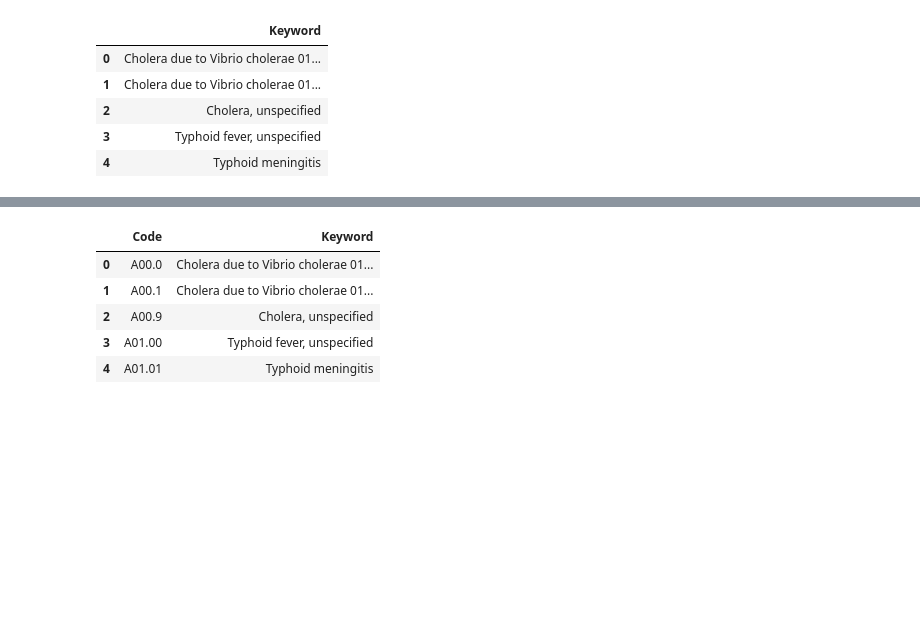
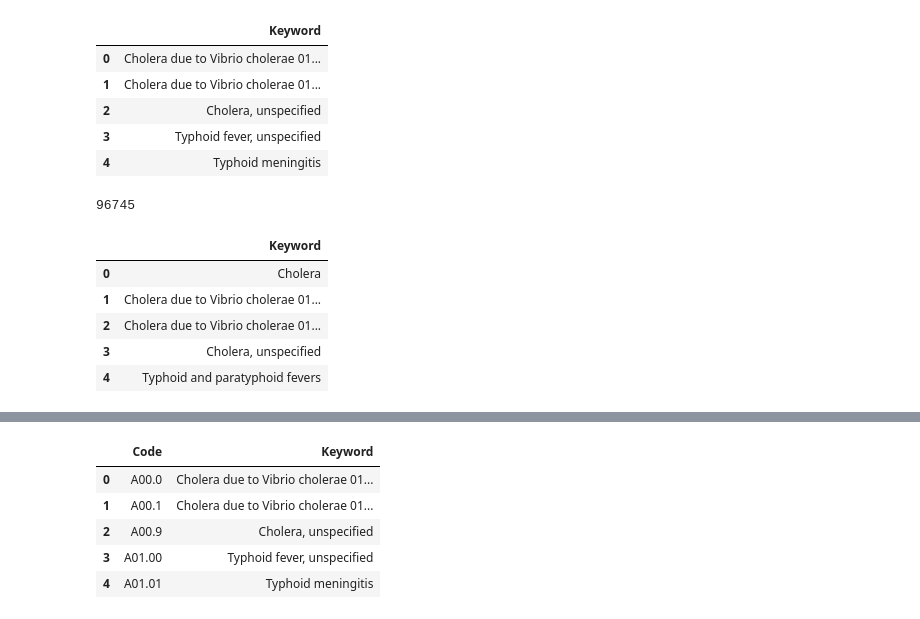
Before and after one commit to rahiakela/nlp-research-and-practice, a Jupyter notebook: text-similarity-works/building_icd_code_patterns.ipynb, the cells around one changed output, grey strips where cells are left out. Saved outputs shown, nothing was run; the diff lists cells and outputs as text; code cells hidden in the pictures; blank space fills up the shorter version.

```diff
--- a/text-similarity-works/building_icd_code_patterns.ipynb
+++ b/text-similarity-works/building_icd_code_patterns.ipynb
@@ -153,3 +153,16 @@ data_keyword_df.head()
 | 2 | Cholera, unspecified |
 | 3 | Typhoid fever, unspecified |
 | 4 | Typhoid meningitis |
+# %%
+data = pd.read_excel("icd10cm-order-2023_rahi.xlsx")
+keyword_df = pd.DataFrame(data)
+print(len(keyword_df))
+keyword_df.head()
+# %% [output]
+96745
+|  | Keyword |
+| 0 | Cholera |
+| 1 | Cholera due to Vibrio cholerae 01... |
+| 2 | Cholera due to Vibrio cholerae 01... |
+| 3 | Cholera, unspecified |
+| 4 | Typhoid and paratyphoid fevers |
```
Also changed, not shown: parts of 10 cells of this notebook.
